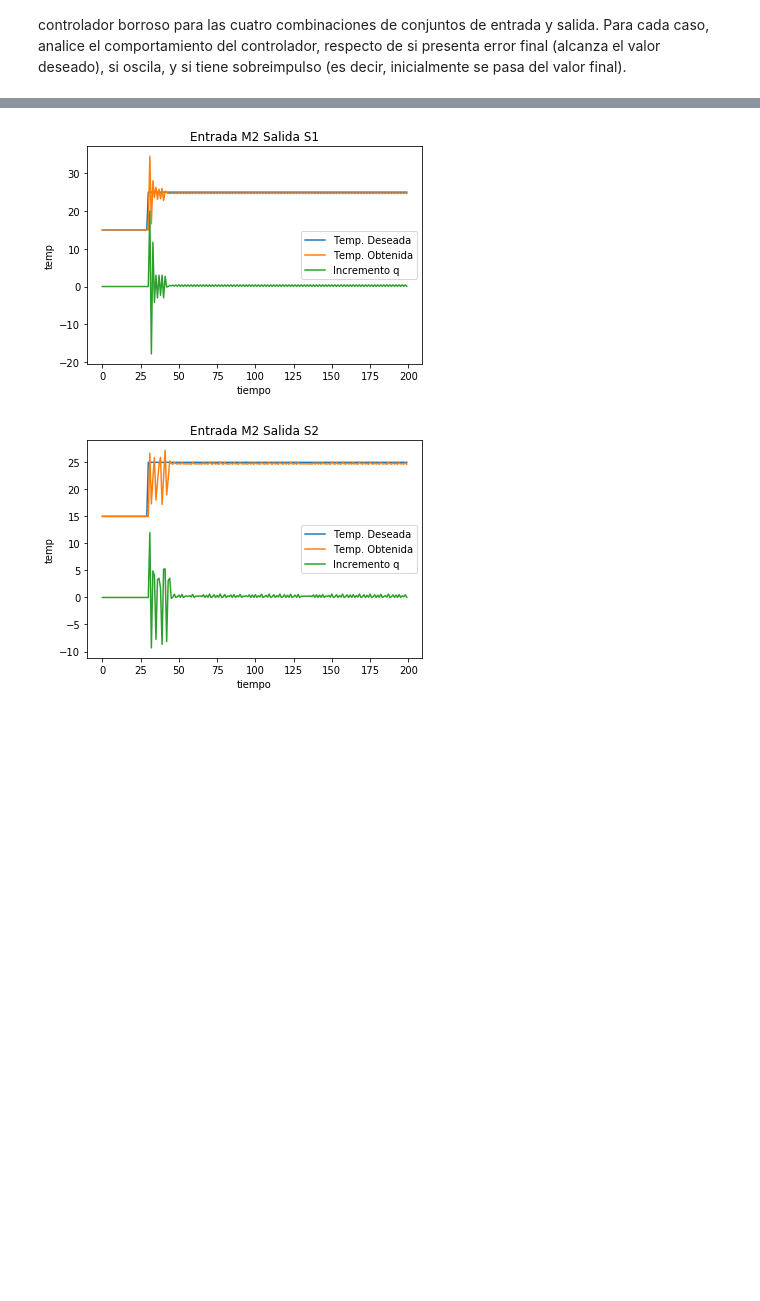
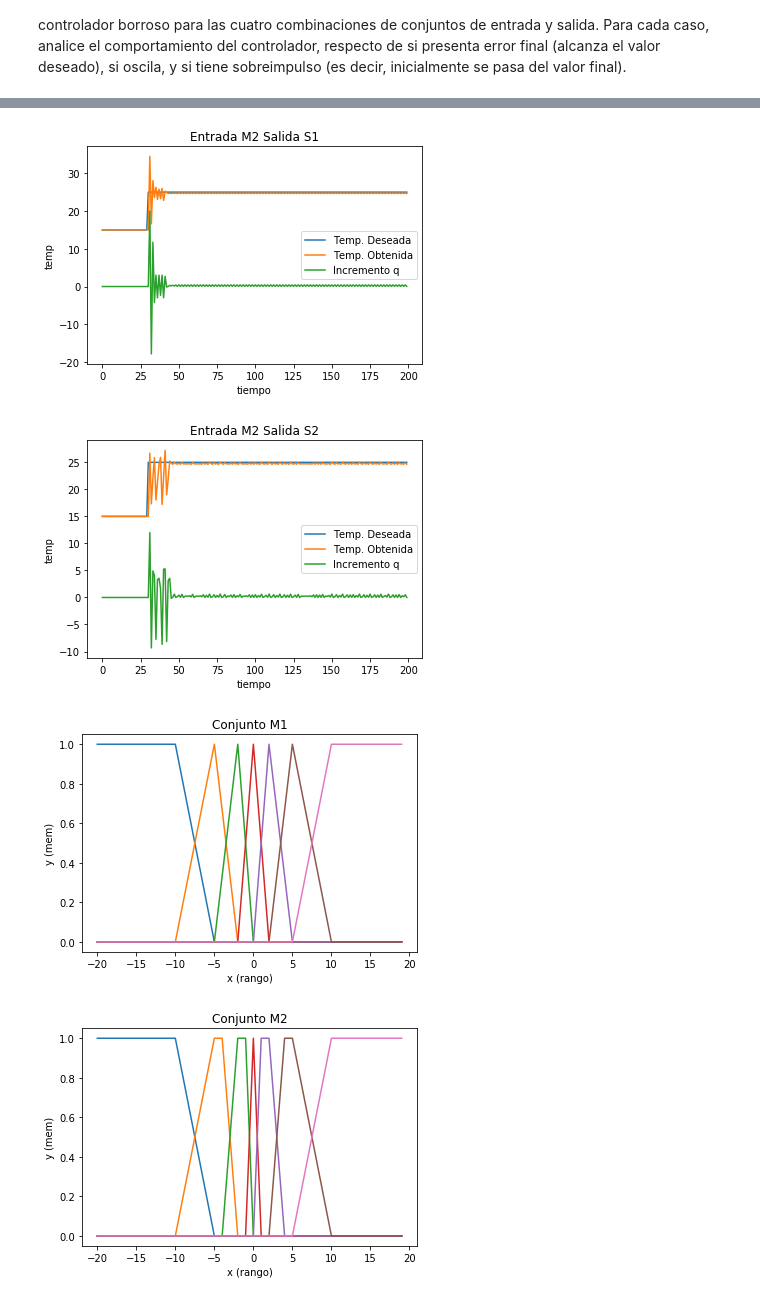
Before and after one commit to jeremias-ramirez/Inteligencia-Computacional, a Jupyter notebook: Práctica/guia3/Trabajo Practico 3.ipynb, the cells around one changed output, grey strips where cells are left out. Saved outputs shown, nothing was run; the diff lists cells and outputs as text; code cells hidden in the pictures; blank space fills up the shorter version.

```diff
--- a/Práctica/guia3/Trabajo Practico 3.ipynb
+++ b/Práctica/guia3/Trabajo Practico 3.ipynb
@@ -312,30 +318,49 @@ plt.legend(("Temp. Deseada", "Temp. Obtenida", "Incremento q"), loc = "center ri
 plt.show()
 
 plt.figure(2)
 plt.title("Entrada M1 Salida S2")
 plt.plot(tiempo, temp, tiempo, to_M1S2, tiempo, q2)
 plt.xlabel("tiempo")
 plt.ylabel("temp")
 plt.legend(("Temp. Deseada", "Temp. Obtenida", "Incremento q"), loc = "center right")
 plt.show()
 
 plt.figure(3)
 plt.title("Entrada M2 Salida S1")
 plt.plot(tiempo, temp, tiempo, to_M2S1, tiempo, q3)
 plt.xlabel("tiempo")
 plt.ylabel("temp")
 plt.legend(("Temp. Deseada", "Temp. Obtenida", "Incremento q"), loc = "center right")
 plt.show()
 
 plt.figure(4)
 plt.title("Entrada M2 Salida S2")
 plt.plot(tiempo, temp, tiempo, to_M2S2, tiempo, q4)
 plt.xlabel("tiempo")
 plt.ylabel("temp")
 plt.legend(("Temp. Deseada", "Temp. Obtenida", "Incremento q"), loc = "center right")
 plt.show()
+
+
+x = np.arange(-20, 20)
+y = mem.matrizMembresia(x, M1, 1)
+plt.figure(5)
+plt.title("Conjunto M1")
+list(map(lambda ye : plt.plot(x, ye), y))
+plt.xlabel("x (rango)")
+plt.ylabel("y (mem)")
+plt.show()
+y2 = mem.matrizMembresia(x, M2, 1)
+plt.figure(6)
+plt.title("Conjunto M2")
+list(map(lambda ye : plt.plot(x, ye), y2))
+plt.xlabel("x (rango)")
+plt.ylabel("y (mem)")
+plt.show()
 # %% [output]
 [figure]
 [figure]
 [figure]
 [figure]
+[figure, added]
+[figure, added]
```
Also changed, not shown: parts of 4 cells of this notebook, 1 other file.
